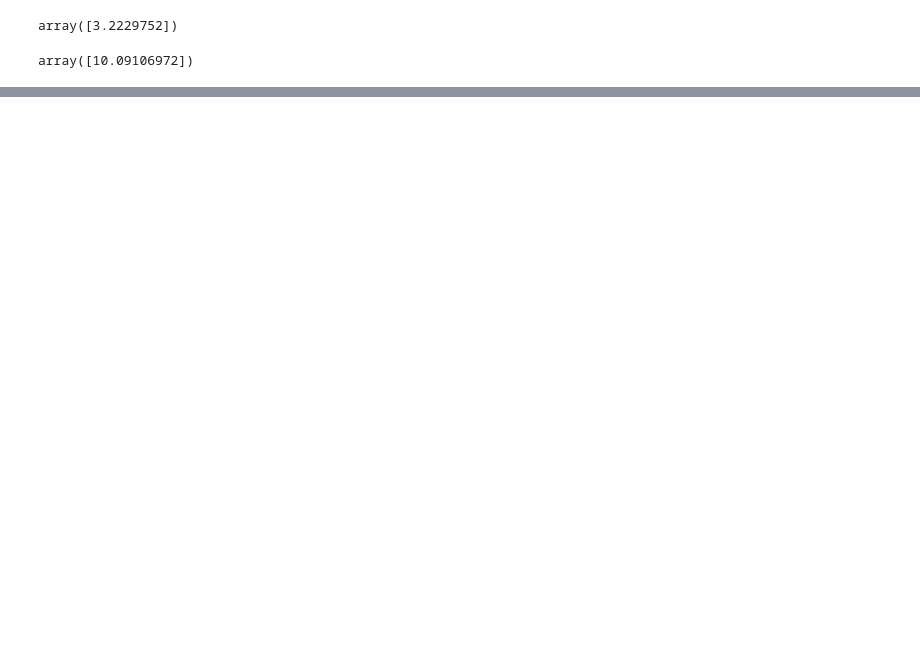
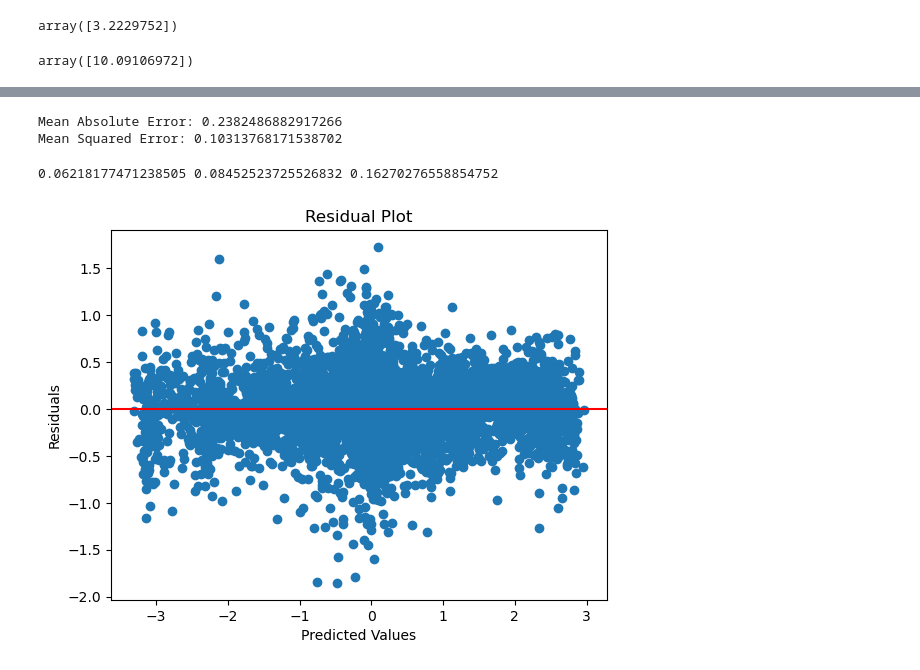
Before and after one commit to Arunabh17/Nonlinear_System_Identification, a Jupyter notebook: SINDy - Neural Fly.ipynb, the cells around one changed output, grey strips where cells are left out. Cells and saved outputs as stored; diff of their text form; code cells hidden in the pictures; blank space fills up the shorter version.

```diff
--- a/SINDy - Neural Fly.ipynb
+++ b/SINDy - Neural Fly.ipynb
@@ -1488,15 +1633,15 @@ for ele in range(2511):
 for ele in range(2511):
     accel9[ele][2] = -22.619 *np.sin(v[ele][1]) + -1.947 *np.sin(Rfu[ele][0]) + -54.819 *np.sin(Rfu[ele][1]) + 2.009 *np.sin(Rfu[ele][2])
 # %%
-vel = np.zeros((2511,1),dtype = np.float64)
+#vel = np.zeros((2511,1),dtype = np.float64)
 
-dt = 0.02
+#dt = 0.02
 
-velz = v[0][2]
-for ele in range(2511):
+#velz = v[0][2]
+#for ele in range(2511):
 
-    velz = velz + az[ele][0]*dt
-    vel[ele] = velz
+ #   velz = velz + az[ele][0]*dt
+  #  vel[ele] = velz
 # %%
 pos_sindy13 = np.zeros((2511,1),dtype = np.float64)
 pose = pos[0][2]
@@ -1915,9 +2058,9 @@ plt.show()
 [figure]
 # %%
 #mse
-errorx = 0.0
-for ele in range(2511):
-    temp = np.square(np.subtract(ax[ele],accx[ele]))
-    errorx = errorx + temp
-errorx = errorx/2511
-errorx
+#errorx = 0.0
+#for ele in range(2511):
+#    temp = np.square(np.subtract(ax[ele],accx[ele]))
+#    errorx = errorx + temp
+#errorx = errorx/2511
+#errorx
@@ -1945,0 +2134,10 @@ array([10.09106972])
+# %%
+acceln = np.zeros((2511,3),dtype = np.float64)
+for ele in range(2511):
+    acceln[ele][0] = 0.270 *v2[ele][0]*v2[ele][2] + 0.935 *v2[ele][0]*Rfu2[ele][0] + -1.088 *v2[ele][0]*Rfu2[ele][2] + 0.685 *v2[ele][1]*v2[ele][2] + 11.025 *v2[ele][1]*Rfu2[ele][0] + 16.198 *v2[ele][1]*Rfu2[ele][2] + -3.161 *v2[ele][2]*Rfu2[ele][0] + 1.506 *v2[ele][2]*Rfu2[ele][1] + 2.522 *Rfu2[ele][0]*Rfu2[ele][2] + -489203.360 *np.cos(5*v2[ele][1]) + 1032769.136 *np.cos(5*Rfu2[ele][0]) + 3.924 *np.cos(5*Rfu2[ele][2]) + 14303.375 *np.cos(10*v2[ele][1]) + -11883.552 *np.cos(10*Rfu2[ele][0]) + 5971.555 *np.exp(v2[ele][1]) + 0.189 *np.exp(v2[ele][2]) + 176173143.766 *np.exp(Rfu2[ele][0]) + -362366738.844 *np.exp(Rfu2[ele][1]) + -0.091 *np.exp( -v2[ele][2]) + 180186018.908 *np.exp( -Rfu2[ele][0]) + 63.311 *np.exp( -Rfu2[ele][2]) + -2579789.436 *np.exp( 2*v2[ele][1]) + -43033022.788 *np.exp( 2*Rfu2[ele][0]) + 153096363.806 *np.exp( 2*Rfu2[ele][1]) + -2576339.003 *np.exp( -2*v2[ele][1]) + -45335226.599 *np.exp( -2*Rfu2[ele][0]) + -54022360.874 *np.exp( -2*Rfu2[ele][1]) + -67.140 *np.exp( -2*Rfu2[ele][2]) + 196468.745 *np.exp( 5*v2[ele][1]) + 375895.828 *np.exp( 5*Rfu2[ele][0]) + -5865519.574 *np.exp( 5*Rfu2[ele][1]) + 196285.260 *np.exp( -5*v2[ele][1]) + 494225.062 *np.exp( -5*Rfu2[ele][0]) + 4508627.738 *np.exp( -5*Rfu2[ele][1])
+
+for ele in range(2511):
+    acceln[ele][1] = -0.698 *v2[ele][0]*Rfu2[ele][1] + -0.743 *v2[ele][1]*v2[ele][2] + 1750434.324 *np.cos(10*Rfu2[ele][1]) + 99325801.800 *np.exp(Rfu2[ele][1]) + -418496813.077 *np.exp( -Rfu2[ele][1]) + 29217967.579 *np.exp( 2*Rfu2[ele][1]) + 325129652.509 *np.exp( -2*Rfu2[ele][1]) + -11063444.821 *np.exp( 5*Rfu2[ele][1]) + -25863598.515 *np.exp( -5*Rfu2[ele][1])
+
+for ele in range(2511):
+    acceln[ele][2] = 1.047 *v2[ele][0]*Rfu2[ele][0] + -1.992 *v2[ele][2]*Rfu2[ele][0] + -0.533 *v2[ele][2]*Rfu2[ele][2] + 0.447 *np.cos(5*v2[ele][1]) + 0.554 *np.cos(5*Rfu2[ele][2]) + 0.503 *np.cos(10*Rfu2[ele][0]) + 8729.201 *np.cos(10*Rfu2[ele][1]) + 1.129 *np.cos(10*Rfu2[ele][2]) + -0.733 *np.exp(v2[ele][0]) + 0.230 *np.exp(v2[ele][2]) + -0.827 *np.exp( -v2[ele][0]) + -6449.582 *np.exp( 2*Rfu2[ele][1]) + -46028.401 *np.exp( -2*Rfu2[ele][1]) + -0.555 *np.exp( 5*v2[ele][1]) + -0.428 *np.exp( 5*Rfu2[ele][0]) + 13953.783 *np.exp( 5*Rfu2[ele][1]) + 0.268 *np.exp( 5*Rfu2[ele][2]) + -0.185 *np.exp( -5*Rfu2[ele][0]) + 29795.062 *np.exp( -5*Rfu2[ele][1])
@@ -1945,0 +2193,23 @@ array([10.09106972])
+# %%
+from sklearn.metrics import mean_absolute_error
+from sklearn.metrics import mean_squared_error
+
+mae = mean_absolute_error(acc_v2, acceln)
+mse = mean_squared_error(acc_v2, acceln)
+print('Mean Absolute Error:', mae)
+print('Mean Squared Error:', mse)
+# %% [output]
+Mean Absolute Error: 0.2382486882917266
+Mean Squared Error: 0.10313768171538702
+# %%
+residuals = np.array(acc_v2) - np.array(acceln)
+print(np.var(residuals[:,0]),np.var(residuals[:,1]),np.var(residuals[:,2]))# Plot the residuals against the predicted values
+plt.scatter(acceln, residuals)
+plt.axhline(y=0, color='r', linestyle='-')
+plt.title('Residual Plot')
+plt.xlabel('Predicted Values')
+plt.ylabel('Residuals')
+plt.show()
+# %% [output]
+0.06218177471238505 0.08452523725526832 0.16270276558854752
+[figure, added]
```
Also changed, not shown: parts of 51 cells of this notebook, 2 other files.
